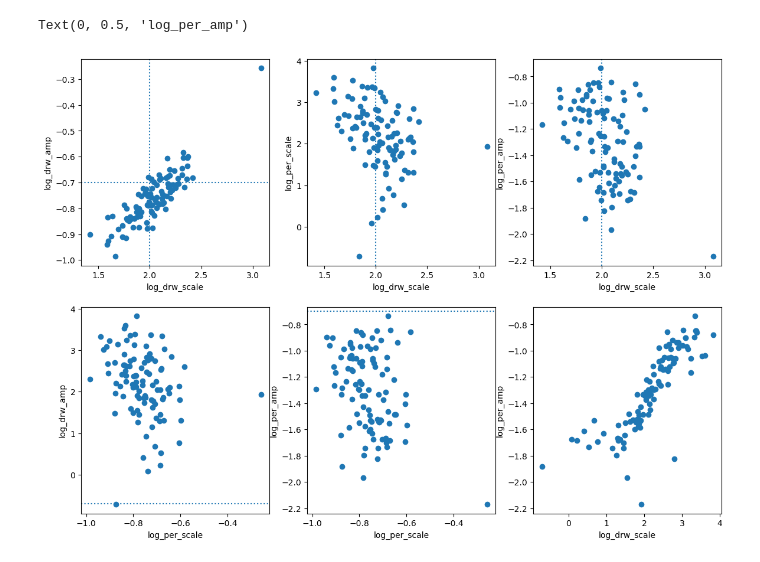
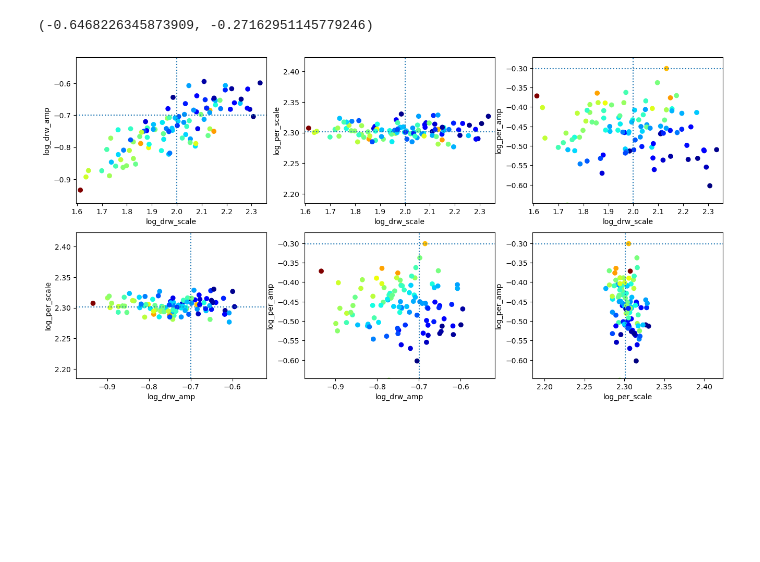
Before and after one commit to nevencaplar/JaxPeriodDrwFit, a Jupyter notebook: Analysis.ipynb, the cells around one changed output. Drawn from its saved outputs; the diff is of its cells as text; code cells hidden in the pictures; blank space fills up the shorter version.

```diff
--- a/Analysis.ipynb
+++ b/Analysis.ipynb
@@ -10,0 +15,13 @@ res = np.load('/astro/users/ncaplar/data/res_tests/COMB_002_041_041_run_0.npy')
+# %%
+t_multi_LSST = np.load('/astro/users/ncaplar/data/t_multi_LSST.npy')
+y_multi_LSST = np.load('/astro/users/ncaplar/data/y_multi_LSST.npy')
+yerr_multi_LSST = np.load('/astro/users/ncaplar/data/yerr_multi_LSST.npy')
+plt.figure(figsize=(20,10))
+plt.errorbar(t_multi_LSST[0], y_multi_LSST[0], yerr=yerr_multi_LSST[0], ls='', marker='o',capsize=2)
+
+Per = 200
+phi = 0.23
+per_amp = 0.5
+y_per = per_amp * np.sin(t_multi_LSST[0]/Per + phi)
+t_test = np.arange(-100, 3650, 1)
+plt.plot(t_test, per_amp * np.sin(t_test/Per + phi))
@@ -11,3 +42,6 @@ res = np.load('/astro/users/ncaplar/data/res_tests/COMB_002_041_041_run_0.npy')
+# %%
+# larger numbers, bigger relative improvment
+improvment = (res[:,0]-res_drw[:,0])/res_drw[:,0]
 # %%
 """
 0. Negative log-likelihood of the Gaussian Process model
@@ -19,41 +55,59 @@ res = np.load('/astro/users/ncaplar/data/res_tests/COMB_002_041_041_run_0.npy')
 # %%
-plt.figure(figsize=(14,10))
+plt.figure(figsize=(16,8))
 plt.subplot(2,3, 1)
-plt.scatter(res[:,1],res[:,2])
+plt.scatter(res[:,1],res[:,2], c=improvment, cmap='jet')
 plt.xlabel('log_drw_scale')
 plt.ylabel('log_drw_amp')
-plt.axvline(np.log10(100), ls=':')
-plt.axhline(np.log10(0.2), ls=':')
+plt.axvline(np.log10(drw_tau), ls=':')
+plt.axhline(np.log10(drw_amp), ls=':')
+plt.xlim(np.quantile(res[:,1],0.05) - .1, np.quantile(res[:,1],0.95) + .1)
+plt.ylim(np.quantile(res[:,2],0.05) - .1, np.quantile(res[:,2],0.95) + .1)
+
 
 plt.subplot(2, 3, 2)
-plt.scatter(res[:,1],res[:,3])
+plt.scatter(res[:,1],res[:,3]-np.log10(2*np.pi), c=improvment, cmap='jet')
 plt.xlabel('log_drw_scale')
 plt.ylabel('log_per_scale')
-plt.axvline(np.log10(100), ls=':')
-
+plt.axvline(np.log10(drw_tau), ls=':')
+plt.axhline(np.log10(per_tau), ls=':')
+plt.xlim(np.quantile(res[:,1],0.05)- .1, np.quantile(res[:,1],0.95)+ .1)
+plt.ylim(np.quantile(res[:,3],0.05)-np.log10(2*np.pi) - .1, np.quantile(res[:,3],0.95)-np.log10(2*np.pi)+ .1)
 
 plt.subplot(2, 3, 3)
-plt.scatter(res[:,1],res[:,4])
+plt.scatter(res[:,1],res[:,4], c=improvment, cmap='jet')
 plt.xlabel('log_drw_scale')
 plt.ylabel('log_per_amp')
-plt.axvline(np.log10(100), ls=':')
+plt.axvline(np.log10(drw_tau), ls=':')
+plt.axhline(np.log10(per_amp), ls=':')
+plt.xlim(np.quantile(res[:,1],0.05)- .1, np.quantile(res[:,1],0.95)+ .1)
+plt.ylim(np.quantile(res[:,4],0.05)- .1, np.quantile(res[:,4],0.95)+ .1)
 
 plt.subplot(2, 3, 4)
-plt.scatter(res[:,2],res[:,3])
-plt.xlabel('log_per_scale')
-plt.ylabel('log_drw_amp')
-plt.axhline(np.log10(0.2), ls=':')
+plt.scatter(res[:,2],res[:,3]-np.log10(2*np.pi), c=improvment, cmap='jet')
+plt.xlabel('log_drw_amp')
+plt.ylabel('log_per_scale')
+plt.axvline(np.log10(drw_amp), ls=':')
+plt.axhline(np.log10(per_tau), ls=':')
+plt.xlim(np.quantile(res[:,2],0.05)- .1, np.quantile(res[:,2],0.95)+ .1)
+plt.ylim(np.quantile(res[:,3]-np.log10(2*np.pi),0.05)- .1, np.quantile(res[:,3]-np.log10(2*np.pi),0.95)+ .1)
 
 plt.subplot(2, 3, 5)
-plt.scatter(res[:,2],res[:,4])
+plt.scatter(res[:,2],res[:,4], c=improvment, cmap='jet')
+plt.xlabel('log_drw_amp')
+plt.ylabel('log_per_amp')
+plt.axvline(np.log10(drw_amp), ls=':')
+plt.axhline(np.log10(per_amp), ls=':')
+plt.xlim(np.quantile(res[:,2],0.05)- .1, np.quantile(res[:,2],0.95)+ .1)
+plt.ylim(np.quantile(res[:,4],0.05)- .1, np.quantile(res[:,4],0.95)+ .1)
+
+plt.subplot(2, 3, 6)
+plt.scatter(res[:,3]-np.log10(2*np.pi),res[:,4], c=improvment, cmap='jet')
 plt.xlabel('log_per_scale')
 plt.ylabel('log_per_amp')
-plt.axhline(np.log10(0.2), ls=':')
-
-plt.subplot(2, 3, 6)
-plt.scatter(res[:,3],res[:,4])
-plt.xlabel('log_drw_scale')
-plt.ylabel('log_per_amp')
+plt.axhline(np.log10(per_amp), ls=':')
+plt.axvline(np.log10(per_tau), ls=':')
+plt.xlim(np.quantile(res[:,3],0.05)-np.log10(2*np.pi)- .1, np.quantile(res[:,3],0.95)-np.log10(2*np.pi)+ .1)
+plt.ylim(np.quantile(res[:,4],0.05)- .1, np.quantile(res[:,4],0.95)+ .1)
 # %% [output]
-Text(0, 0.5, 'log_per_amp')
+(-0.6468226345873909, -0.27162951145779246)
-[figure, old version]
+[figure, new version]
```
Also changed, not shown: parts of 13 cells of this notebook, 3 other files.
